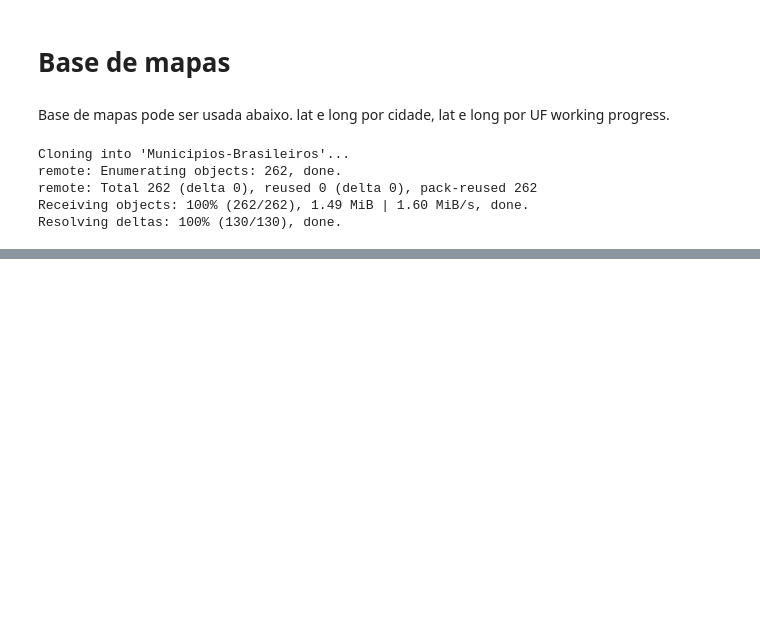
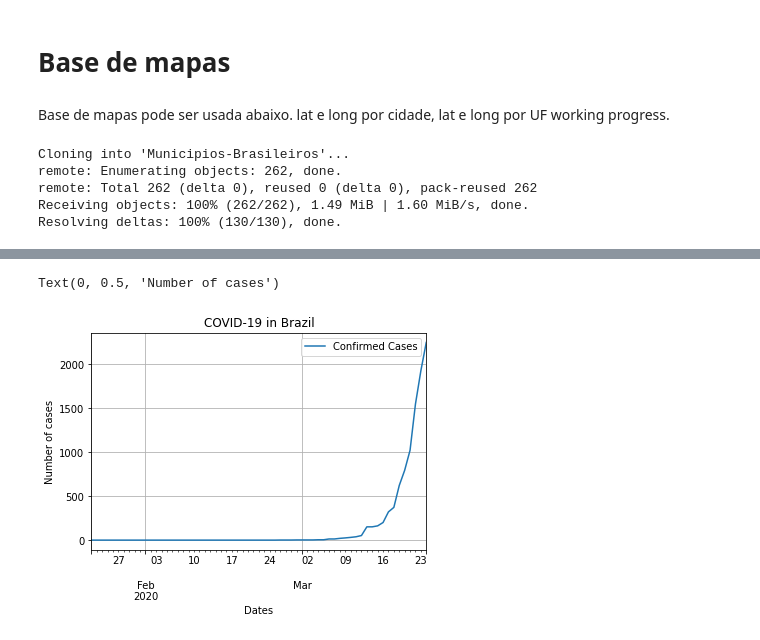
Before and after one commit to benitez-mjv/Research-and-Development, a Jupyter notebook: COVID_19.ipynb, the cells around one changed output, grey strips where cells are left out. Drawn from its saved outputs; the diff is of its cells as text; code cells hidden in the pictures; blank space fills up the shorter version.

```diff
--- a/COVID_19.ipynb
+++ b/COVID_19.ipynb
@@ -145,0 +177,26 @@ Resolving deltas: 100% (130/130), done.
+# %%
+#Trabalhando os Dados
+def getSortedGroupByCountryDataframe(df):
+    confirmedCasesGroupedDf = df.groupby('Country/Region').sum()
+    sortedConfirmedCasesGroupedDf = confirmedCasesGroupedDf.sort_values(by=['Confirmed Cases'], ascending = False)
+    return sortedConfirmedCasesGroupedDf
+
+confirmedCasesDf = dfMundo.copy()
+column_list = list(confirmedCasesDf)
+column_last_day = column_list[-1:]
+confirmedCasesDf = confirmedCasesDf.drop(['Province/State', 'Lat', 'Long'], axis=1)
+confirmedCasesDf["Confirmed Cases"] = confirmedCasesDf[column_last_day].astype('int32')
+
+sortedConfirmedCasesGroupedDf = getSortedGroupByCountryDataframe(confirmedCasesDf)
+sortedConfirmedCasesGroupedDf.head(10)
+
+#Separando Brasil
+confirmedCasesByDayBrazilDf = sortedConfirmedCasesGroupedDf.loc[['Brazil']]
+#Removendo Total de casos
+dates = list(confirmedCasesByDayBrazilDf)[:-1]
+infected = confirmedCasesByDayBrazilDf.iloc[0,:-1]
+
+dfForPlot = pd.DataFrame(
+    {'date': dates, 'infected': infected})
+dfForPlot['date'] = pd.to_datetime(dfForPlot['date'])
+dfForPlot.tail(10)
@@ -145,0 +215,10 @@ Resolving deltas: 100% (130/130), done.
+# %%
+fig = plt.figure()
+ax = plt.axes()
+dfForPlot.set_index('date')['infected'].plot(legend=True, grid=True, label='Confirmed Cases');
+plt.title("COVID-19 in Brazil")
+plt.xlabel("Dates")
+plt.ylabel("Number of cases")
+# %% [output]
+Text(0, 0.5, 'Number of cases')
+[figure, added]
```
Also changed, not shown: parts of 8 cells of this notebook.
